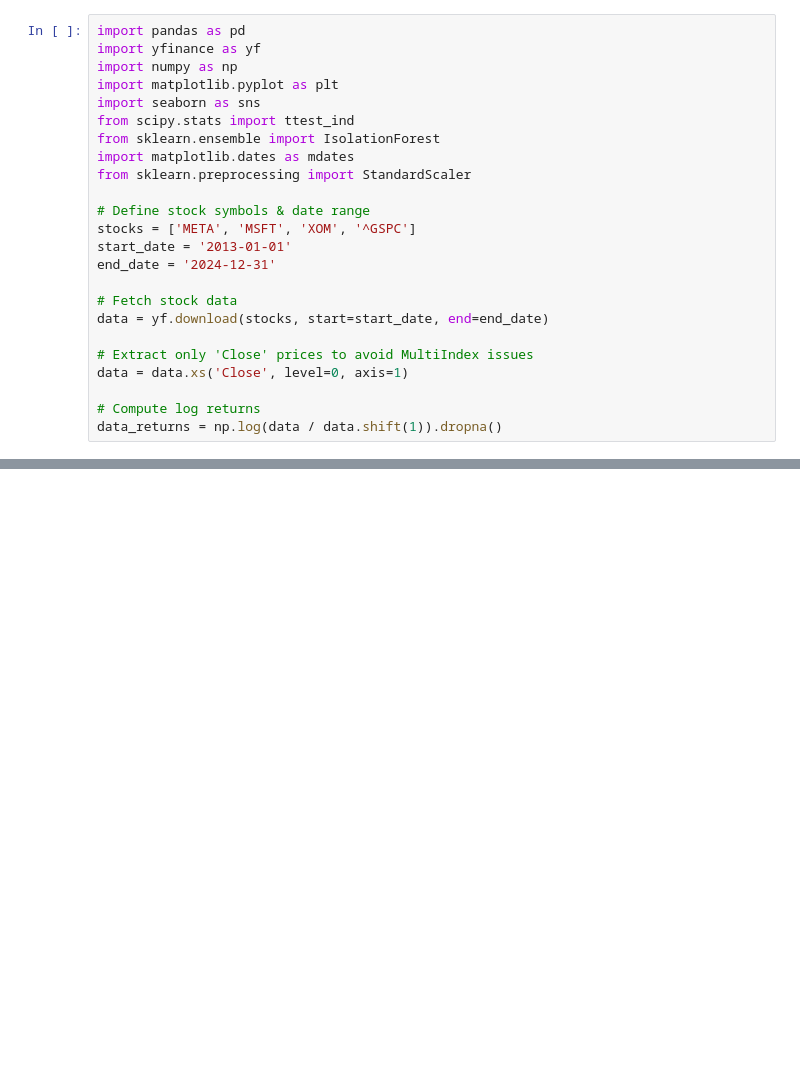
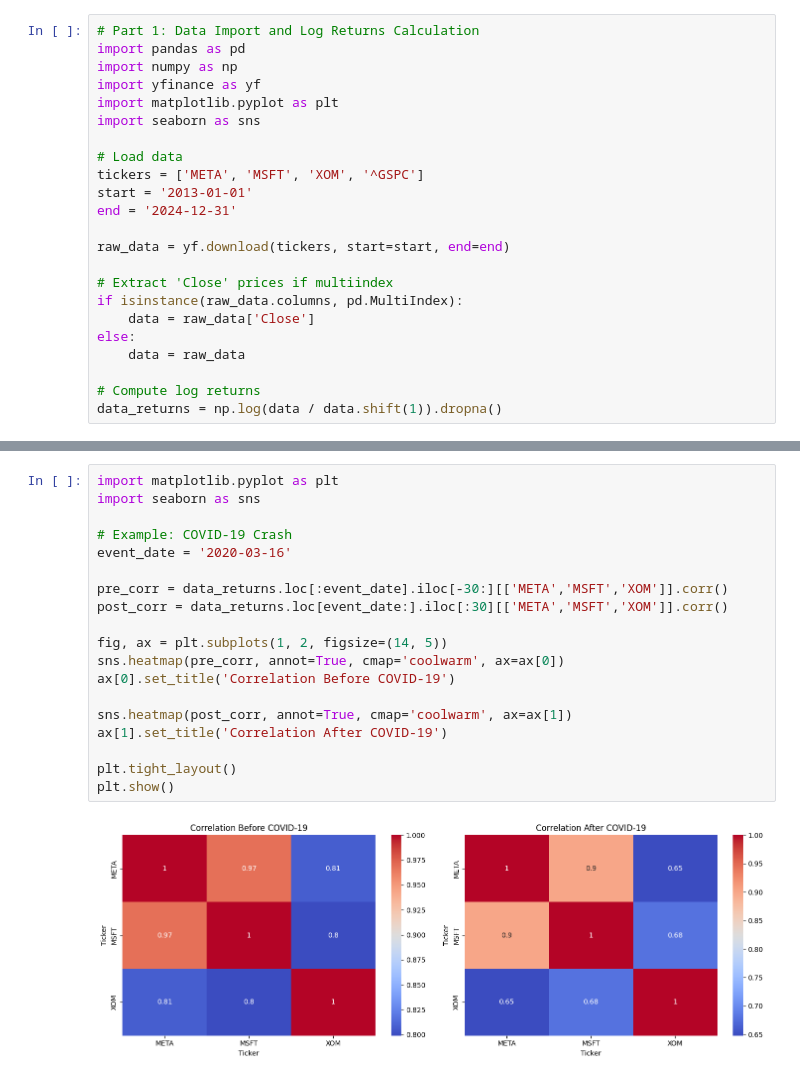
Before and after one commit to JahnaviPatel84/Stock-Analysis-Anomaly-Detection-and-Event-Impact, a Jupyter notebook: 3_Event_Based_Analysis.ipynb, the cells around one changed output, grey strips where cells are left out. Cells and saved outputs as stored; diff of their text form; blank space fills up the shorter version.

```diff
--- a/3_Event_Based_Analysis.ipynb
+++ b/3_Event_Based_Analysis.ipynb
@@ -1,24 +1,23 @@
 # %%
+# Part 1: Data Import and Log Returns Calculation
 import pandas as pd
+import numpy as np
 import yfinance as yf
-import numpy as np
 import matplotlib.pyplot as plt
 import seaborn as sns
-from scipy.stats import ttest_ind
-from sklearn.ensemble import IsolationForest
-import matplotlib.dates as mdates
-from sklearn.preprocessing import StandardScaler
 
-# Define stock symbols & date range
-stocks = ['META', 'MSFT', 'XOM', '^GSPC']
-start_date = '2013-01-01'
-end_date = '2024-12-31'
+# Load data
+tickers = ['META', 'MSFT', 'XOM', '^GSPC']
+start = '2013-01-01'
+end = '2024-12-31'
 
-# Fetch stock data
-data = yf.download(stocks, start=start_date, end=end_date)
+raw_data = yf.download(tickers, start=start, end=end)
 
-# Extract only 'Close' prices to avoid MultiIndex issues
-data = data.xs('Close', level=0, axis=1)
+# Extract 'Close' prices if multiindex
+if isinstance(raw_data.columns, pd.MultiIndex):
+    data = raw_data['Close']
+else:
+    data = raw_data
 
 # Compute log returns
 data_returns = np.log(data / data.shift(1)).dropna()
@@ -340,0 +184,21 @@ XOM: -0.00362
+# %%
+import matplotlib.pyplot as plt
+import seaborn as sns
+
+# Example: COVID-19 Crash
+event_date = '2020-03-16'
+
+pre_corr = data_returns.loc[:event_date].iloc[-30:][['META','MSFT','XOM']].corr()
+post_corr = data_returns.loc[event_date:].iloc[:30][['META','MSFT','XOM']].corr()
+
+fig, ax = plt.subplots(1, 2, figsize=(14, 5))
+sns.heatmap(pre_corr, annot=True, cmap='coolwarm', ax=ax[0])
+ax[0].set_title('Correlation Before COVID-19')
+
+sns.heatmap(post_corr, annot=True, cmap='coolwarm', ax=ax[1])
+ax[1].set_title('Correlation After COVID-19')
+
+plt.tight_layout()
+plt.show()
+# %% [output]
+[figure, added]
```
Also changed, not shown: parts of 17 cells of this notebook.
